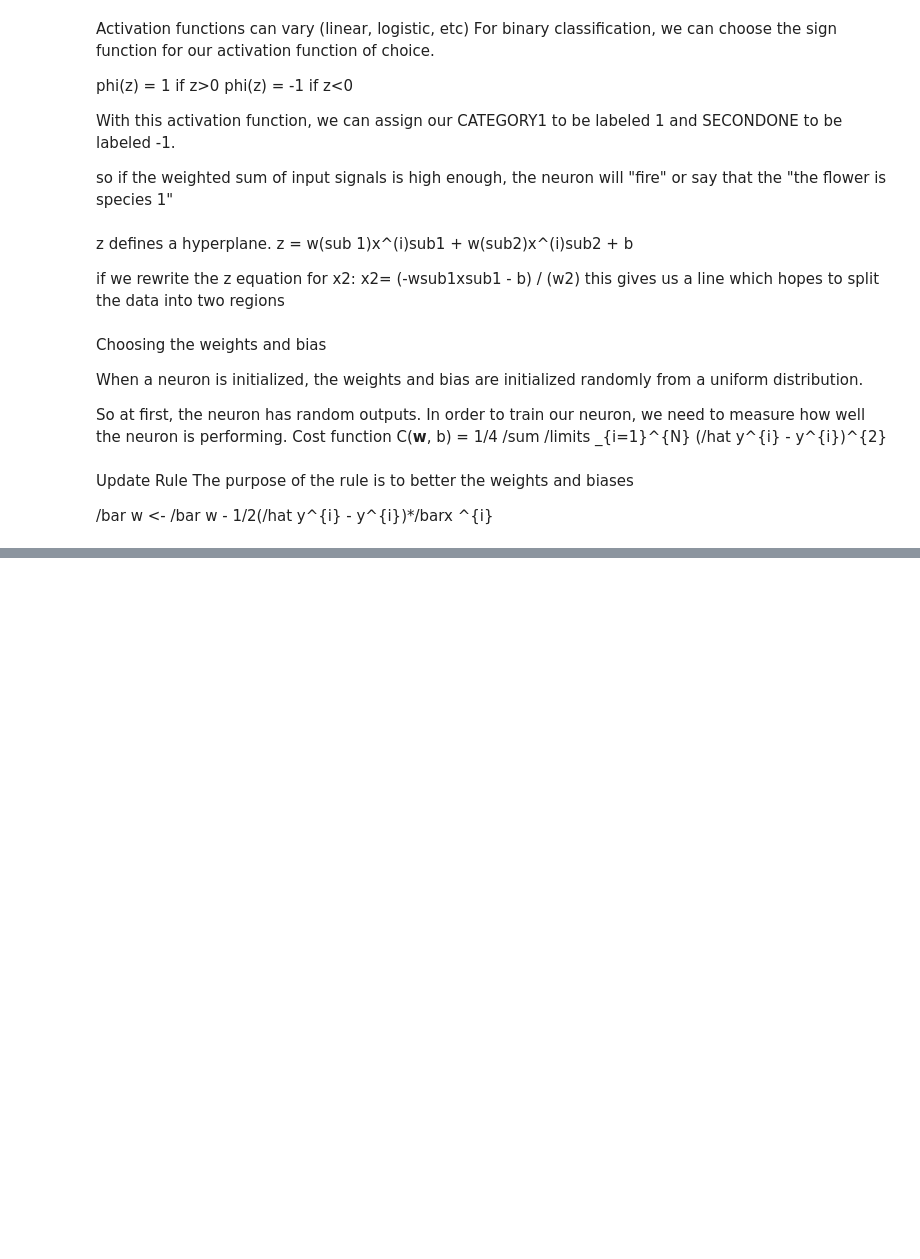
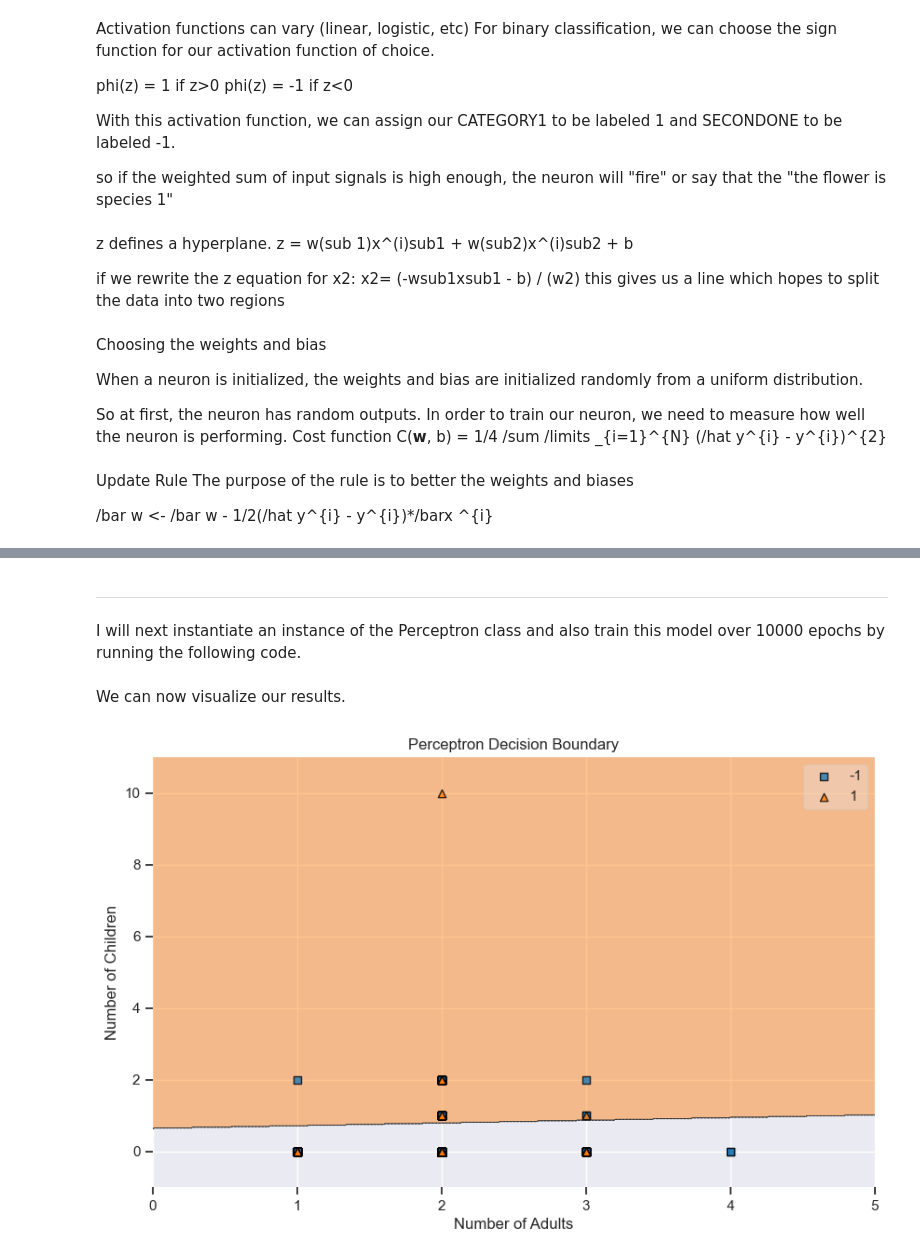
Before and after one commit to aigerim444/Aigerim-CMOR-438-Spring-2025, a Jupyter notebook: Supervised_Learning/perceptron/perceptron.ipynb, the cells around one changed output, grey strips where cells are left out. Cells and saved outputs as stored; diff of their text form; code cells hidden in the pictures; blank space fills up the shorter version.

```diff
--- a/Supervised_Learning/perceptron/perceptron.ipynb
+++ b/Supervised_Learning/perceptron/perceptron.ipynb
@@ -99,0 +89,13 @@ X, y = datasets.make_blobs
+# %%
+
+#store whether booking is canceled or not in the numpy array y
+y = df.iloc[:500].is_canceled.values
+
+#convert every "1" meaning canceled to 1 and every "0" meaning not canceled to -1
+y=np.where(y==1, 1, -1)
+
+#store lead time and arrival date week number in the numpy array X
+#X = df.iloc[:100][['lead_time', 'stays_in_weekend_nights']].values
+X = df.iloc[:500][['adults', 'children']].values
+#X = df.iloc[:500][['lead_time', 'previous_cancellations']].values
+#X = df.iloc[:500][['lead_time', 'total_of_special_requests']].values
@@ -99,0 +132,25 @@ X, y = datasets.make_blobs
+# %% [markdown]
+***
+I will next instantiate an instance of the Perceptron class and also train this model over 10000 epochs by running the following code.
+# %%
+
+
+#split the data into training and testing sets
+X_train, X_test, y_train, y_test = train_test_split(X, y, test_size=0.3, random_state=42)
+#instantiate the Perceptron
+classifier= Perceptron(epochs=1000)
+
+classifier.train(X_train, y_train)
+# make predictions on the test set
+y_pred = classifier.predict(X_test)
+# %% [markdown]
+We can now visualize our results.
+# %%
+plt.figure(figsize=(10,6))
+plot_decision_regions(X, y, clf=classifier)
+plt.title('Perceptron Decision Boundary')
+plt.xlabel('Number of Adults')
+plt.ylabel('Number of Children')
+plt.show()
+# %% [output]
+[figure, added]
```
Also changed, not shown: parts of 17 cells of this notebook, 16 other files.
